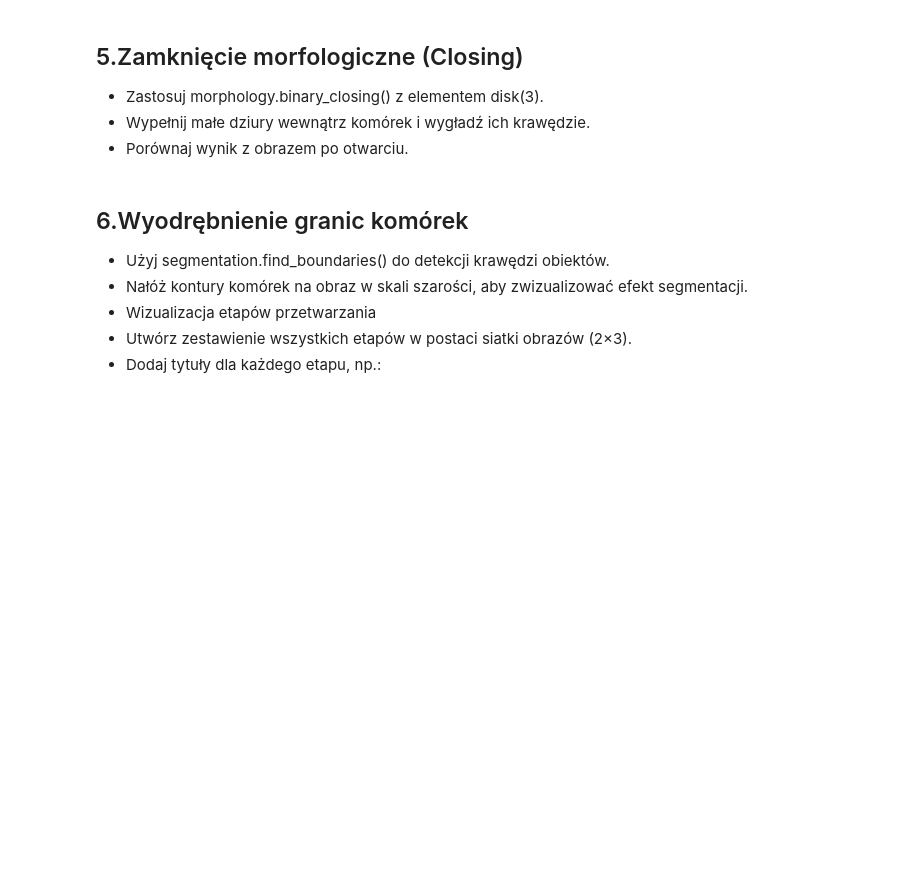
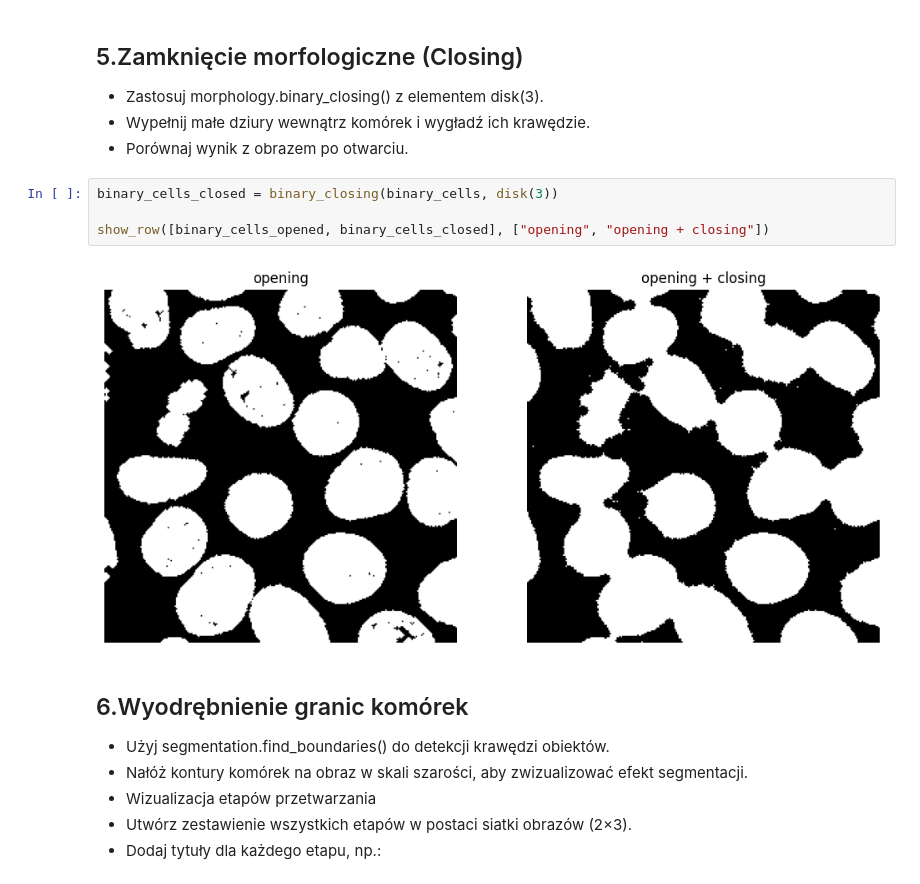
Before and after one commit to AdrianGlanowski/Przetwarzanie_i_analiza_obrazow, a Jupyter notebook: lab2/Lab_2_Morfologia_matematyczna_zadania.ipynb, the cells around one changed output. Drawn from its saved outputs; the diff is of its cells as text; blank space fills up the shorter version.

```diff
--- a/lab2/Lab_2_Morfologia_matematyczna_zadania.ipynb
+++ b/lab2/Lab_2_Morfologia_matematyczna_zadania.ipynb
@@ -449,6 +499,12 @@ Użyj funkcji exposure.equalize_hist() w celu wyrównania histogramu jasności.
 * Zastosuj morphology.binary_closing() z elementem disk(3).
 * Wypełnij małe dziury wewnątrz komórek i wygładź ich krawędzie.
 * Porównaj wynik z obrazem po otwarciu.
+# %%
+binary_cells_closed = binary_closing(binary_cells, disk(3))
+
+show_row([binary_cells_opened, binary_cells_closed], ["opening", "opening + closing"])
+# %% [output]
+[figure, added]
 # %% [markdown]
 ## 6.Wyodrębnienie granic komórek
 
```
Also changed, not shown: parts of 26 cells of this notebook, 2 other files.
